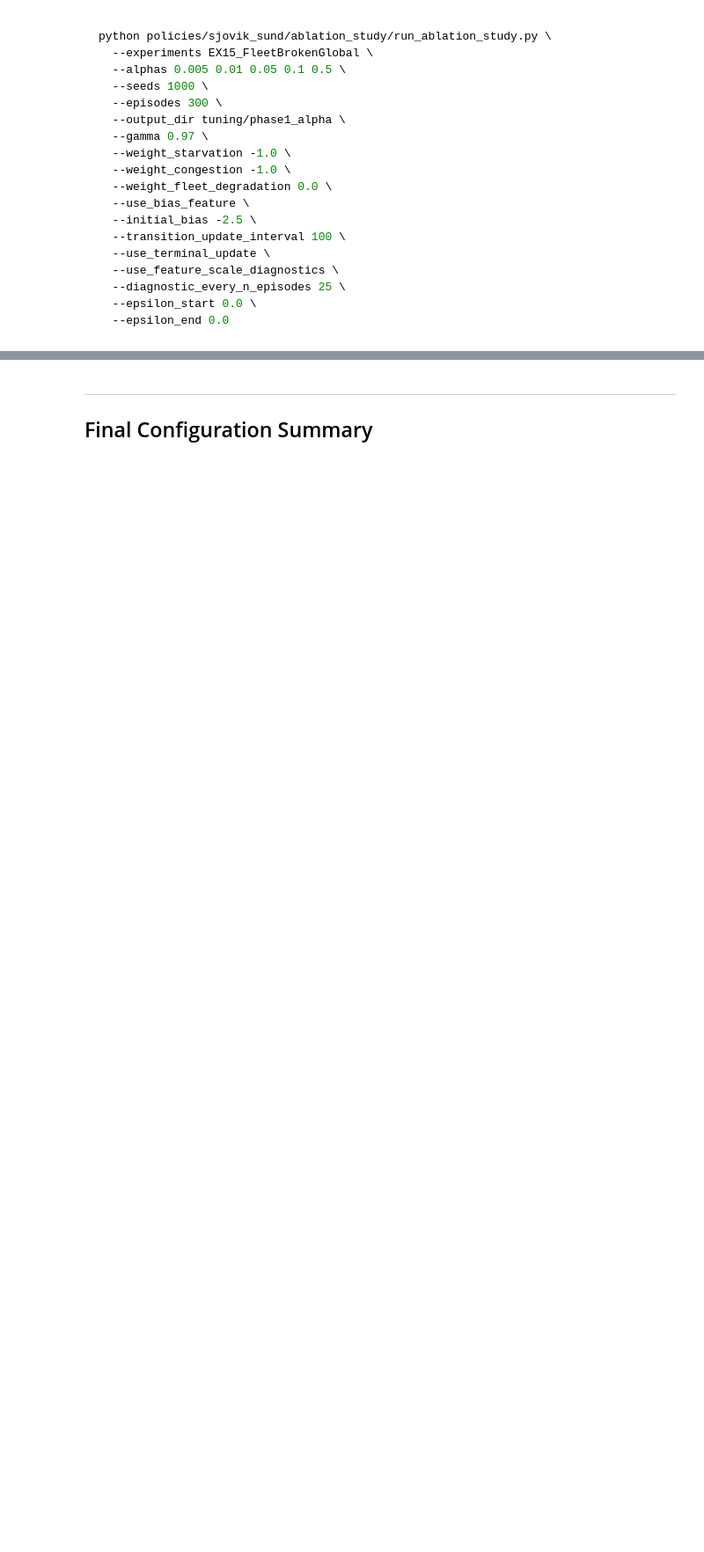
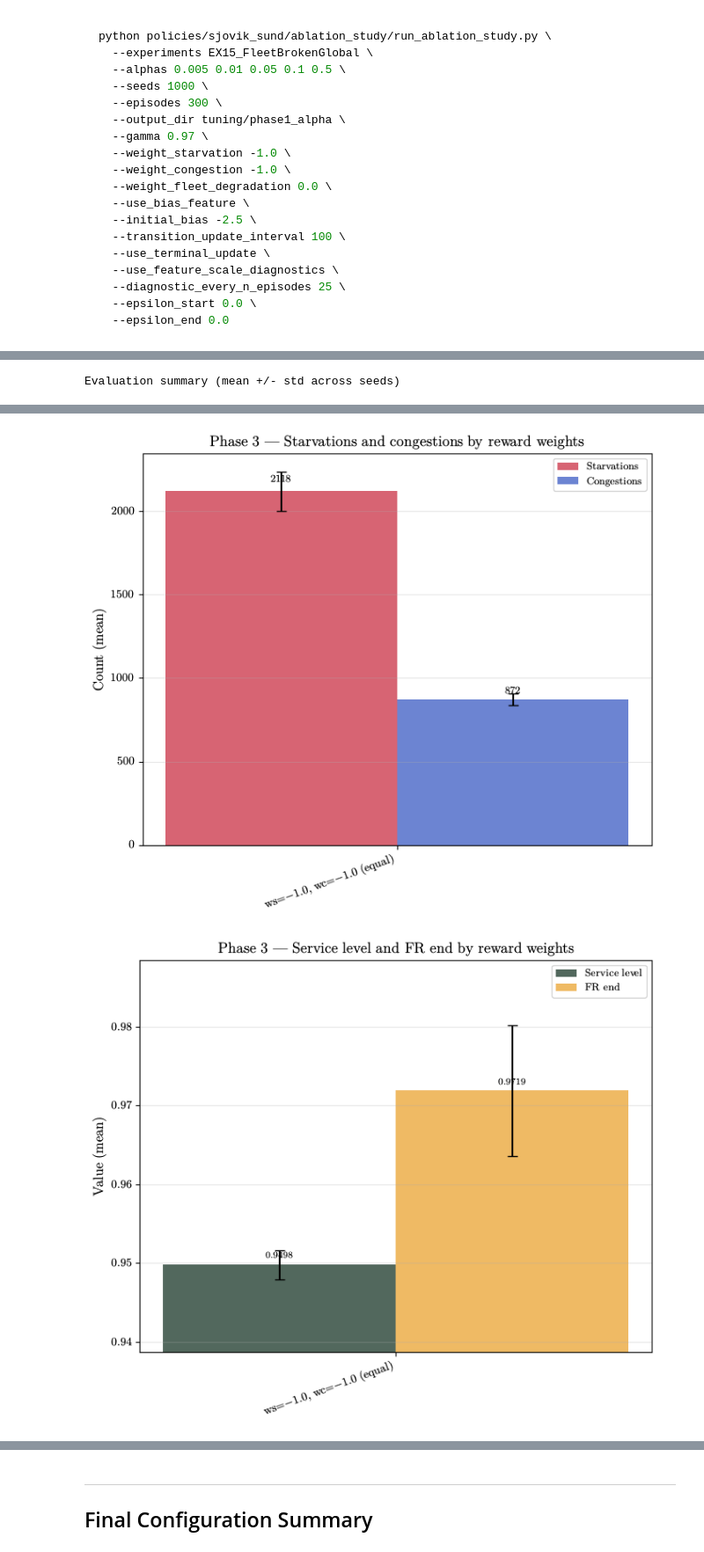
Before and after one commit to EECS-NTNU/FOMOsim, a Jupyter notebook: policies/sjovik_sund/ablation_study/hyperparameter_tuning.ipynb, the cells around one changed output, grey strips where cells are left out. Shown at 88% size. Cells and saved outputs as stored; diff of their text form; code cells hidden in the pictures; blank space fills up the shorter version.

```diff
--- a/policies/sjovik_sund/ablation_study/hyperparameter_tuning.ipynb
+++ b/policies/sjovik_sund/ablation_study/hyperparameter_tuning.ipynb
@@ -547,8 +1036,12 @@ df3[["label", "seed", "service_level", "starvations", "congestions"]].head() if
 # %%
-# ── Phase 3: Summary table and bar chart ─────────────────────────────────
+# -- Phase 3: Charts ------------------------------------------------
 if not df3.empty:
     display(eval_summary_table(df3, PHASE3_METRICS, sort_by="service_level"))
-    fig = plot_eval_bars(df3, PHASE3_METRICS, sort_by="service_level")
+    fig = plot_starv_cong_grouped(df3, title="Phase 3 — Starvations and congestions by reward weights")
+    plt.show()
+    fig = plot_sl_fr_grouped(df3, title="Phase 3 — Service level and FR end by reward weights")
     plt.show()
 else:
-    print("No data loaded yet \u2014 populate PHASE3_RUN_LOGS and re-run.")
+    print("No data loaded yet — populate PHASE3_RUN_LOGS and re-run.")
+# %% [output]
+Evaluation summary (mean +/- std across seeds)
@@ -554,0 +1051,2 @@ else:
+[figure, added]
+[figure, added]
```
Also changed, not shown: parts of 29 cells of this notebook.
